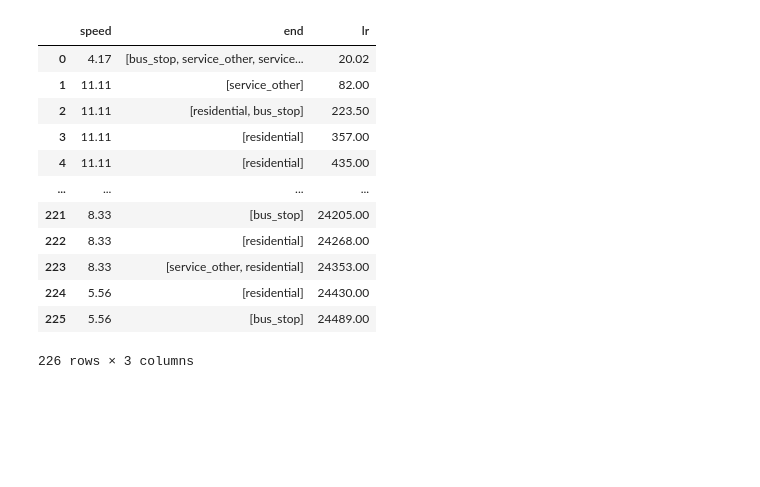
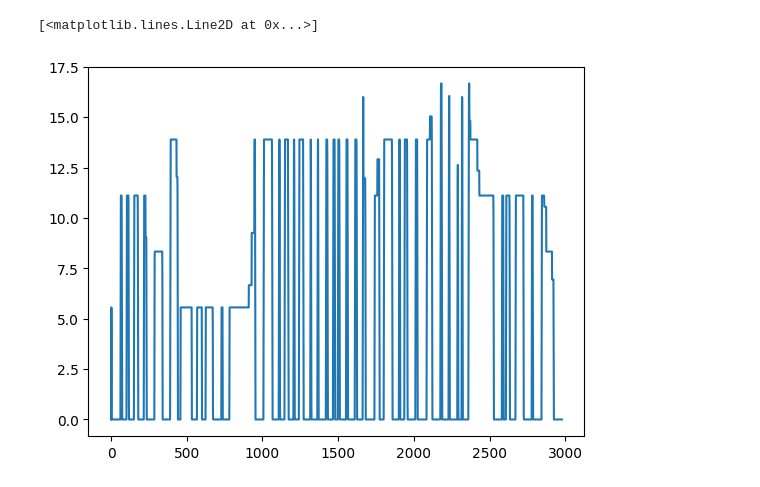
Before and after one commit to smohiudd/drivecycle, a Jupyter notebook: notebooks/Drivecycle-Example.ipynb, the cells around one changed output. Cells and saved outputs as stored; diff of their text form; code cells hidden in the pictures; blank space fills up the shorter version.

Commit message:
energy model changes

```diff
--- a/notebooks/Drivecycle-Example.ipynb
+++ b/notebooks/Drivecycle-Example.ipynb
@@ -4,26 +9,20 @@ import pandas as pd
 # %%
-df = pd.read_json("../tests/data/calgary-1.json")
+stop_params = {
+    "bus_stop":60,
+    "tertiary":120,
+    "secondary":180,
+}
+
+route_id=1
+df = pd.read_json(f"../tests/data/calgary-{route_id}-edges.json")
+df1 = simplification.cluster_nodes(df,30)
+tvq = route.sequential(df1,stop_params, step=2, a_max=2)
-# %%
-df1 = simplification.cluster_nodes(df,20)
-df1
-# %% [output]
-|  | speed | end | lr |
-| 0 | 4.17 | [bus_stop, service_other, service... | 20.02 |
-| 1 | 11.11 | [service_other] | 82.00 |
-| 2 | 11.11 | [residential, bus_stop] | 223.50 |
-| 3 | 11.11 | [residential] | 357.00 |
-| 4 | 11.11 | [residential] | 435.00 |
-| ... | ... | ... | ... |
-| 221 | 8.33 | [bus_stop] | 24205.00 |
-| 222 | 8.33 | [residential] | 24268.00 |
-| 223 | 8.33 | [service_other, residential] | 24353.00 |
-| 224 | 5.56 | [residential] | 24430.00 |
-| 225 | 5.56 | [bus_stop] | 24489.00 |
-226 rows × 3 columns
 # %%
-stop_params = {
-    "bus_stop":60,
-    "tertiary":120,
-    "secondary":180,
-}
-tvq = route.sequential(df1,stop_params, step=2, a_max=2)
+with open(f'../tests/data/calgary-{route_id}-elv.json', 'r') as f:
+    elv = json.load(f)
+
+e = energy.energy_model(tvq, elv, regen_ratio=0.3, m=10000)
+pyplot.plot(e[:,0], e[:,1])
+# %% [output]
+[<matplotlib.lines.Line2D at 0x...>]
+[figure, added]
```
Also changed, not shown: parts of 9 cells of this notebook, 11 other files.
